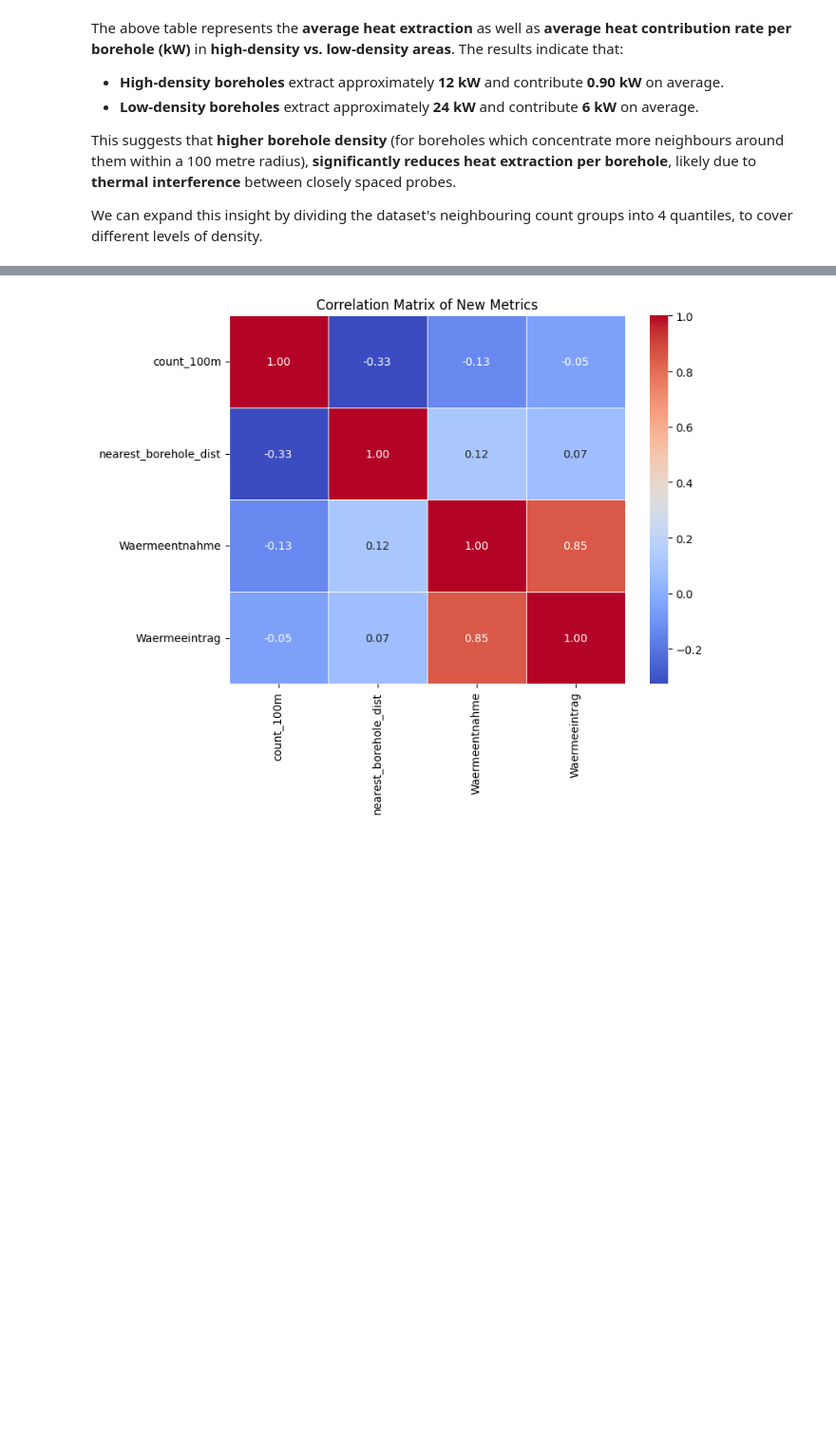
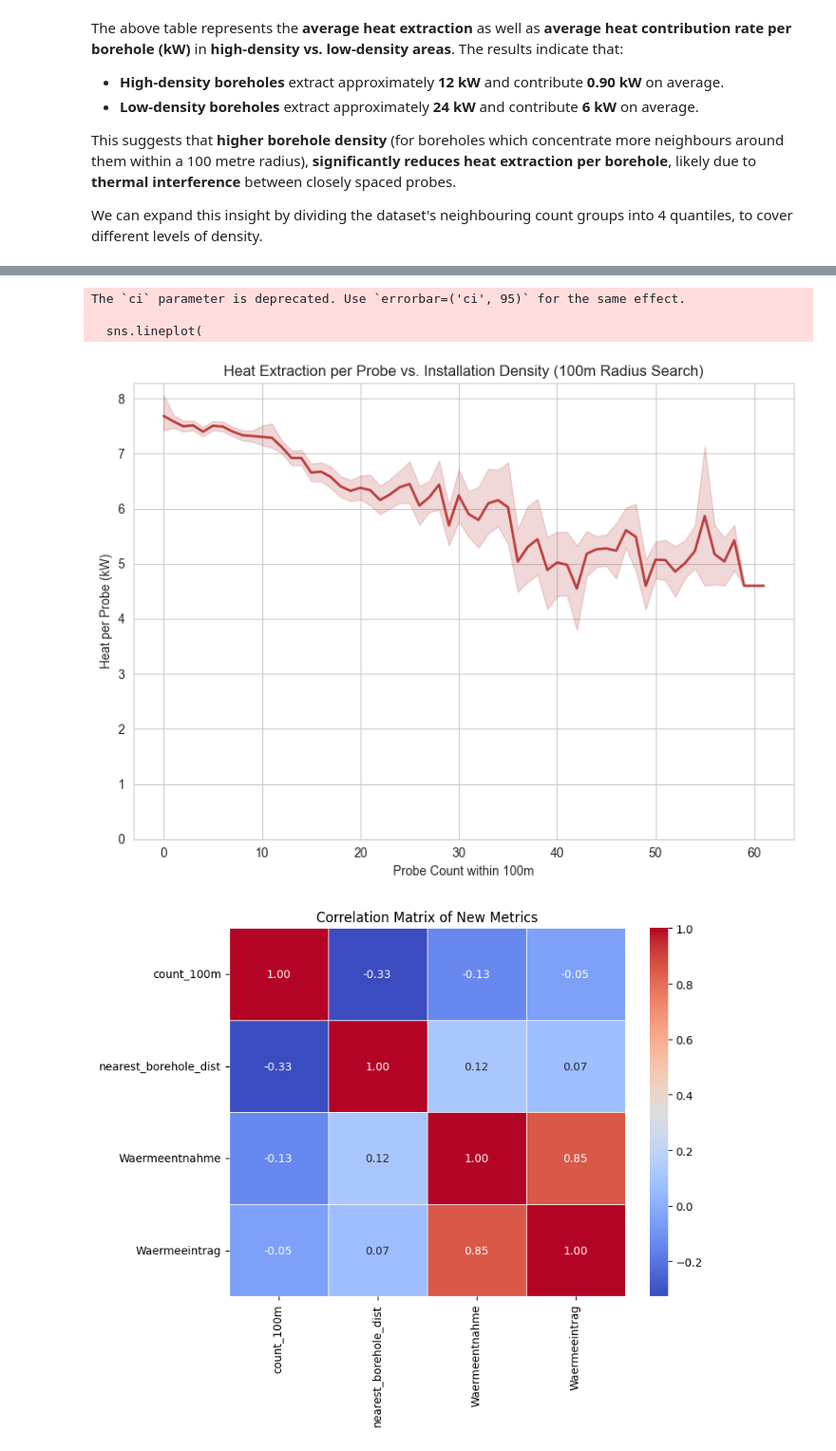
Before and after one commit to leinadher/GeoThesis, a Jupyter notebook: jupyter_notebooks/04_transformation_zh_mastersonden.ipynb, the cells around one changed output, grey strips where cells are left out. Shown at 95% size. Saved outputs shown, nothing was run; the diff lists cells and outputs as text; code cells hidden in the pictures; blank space fills up the shorter version.

```diff
--- a/jupyter_notebooks/04_transformation_zh_mastersonden.ipynb
+++ b/jupyter_notebooks/04_transformation_zh_mastersonden.ipynb
@@ -528,3 +559,34 @@ This **strongly suggests that closely spaced boreholes compete for the same unde
+# %%
+# Compute heat per probe (if not already done)
+plot_data["heat_per_probe"] = plot_data["Waermeentnahme"] / plot_data["Gesamtsondenzahl"].replace(0, np.nan)
+
+# Plot using seaborn's internal CI estimation
+plt.figure(figsize=(8,6))
+sns.set_style("whitegrid")
+
+sns.lineplot(
+    data=plot_data,
+    x="count_100m",
+    y="heat_per_probe",
+    ci=95,  # Confidence interval level
+    marker=None,
+    color="#bb3f3f",
+    lw=2,
+)
+
+# Titles and axis formatting
+plt.title("Heat Extraction per Probe vs. Installation Density (100m Radius Search)")
+plt.xlabel("Probe Count within 100m")
+plt.ylabel("Heat per Probe (kW)")
+plt.ylim(bottom=0)
+plt.tight_layout()
+plt.savefig("plots/04_07_lineplot_ci_seaborn.png", format="png", dpi=300, bbox_inches="tight")
+plt.show()
+# %% [output]
+The `ci` parameter is deprecated. Use `errorbar=('ci', 95)` for the same effect.
+
+  sns.lineplot(
+[figure, added]
 # %%
 # Select relevant numerical columns for correlation
 corr_columns = ["count_100m", "nearest_borehole_dist", "Waermeentnahme", "Waermeeintrag"]
```
Also changed, not shown: parts of 4 cells of this notebook, 5 other files.
